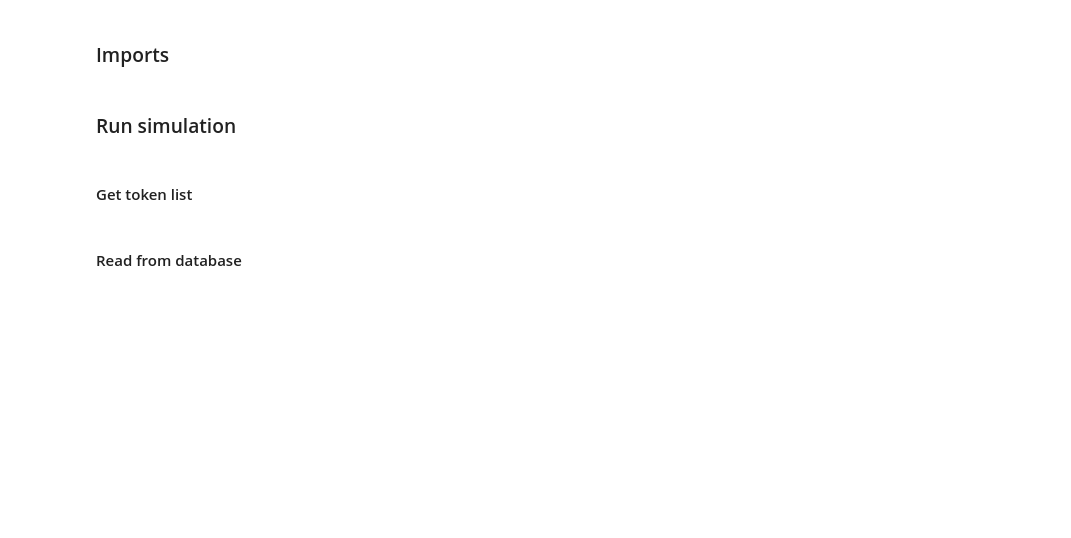
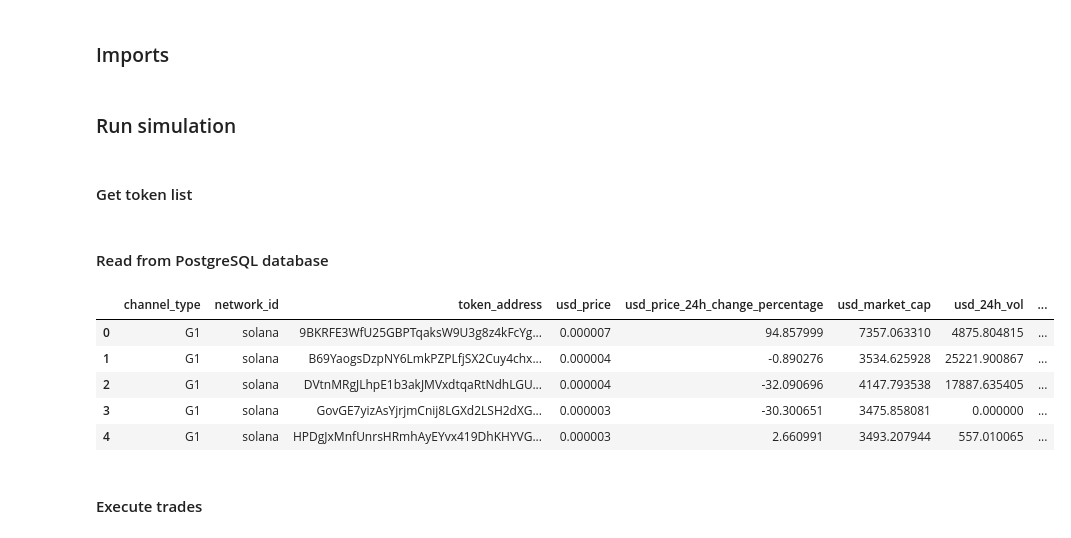
Before and after one commit to vnegi10/Token_sniper_bot, a Jupyter notebook: CG_run_simulation.ipynb, the cells around one changed output. Cells and saved outputs as stored; diff of their text form; code cells hidden in the pictures; blank space fills up the shorter version.

Commit message:
Write and read from PostgreSQL is OK

```diff
--- a/CG_run_simulation.ipynb
+++ b/CG_run_simulation.ipynb
@@ -35,20 +41,24 @@ token_list = [t[0] for t in tokens]
 # %% [markdown]
-#### Read from database
+#### Read from PostgreSQL database
 # %%
-# tokens_sql = ", ".join(f"'{t}'" for t in token_list)
+PG_DSN = "postgresql://vnegi:1qaz2wsx@localhost:5432/price_ws_stream"
 
-# DB_PATH = str(Path.cwd() / "price_ws_stream.duckdb")
-# dbr = duckdb.connect(DB_PATH)
+conn_r = psycopg.connect(PG_DSN)
 
-# df = dbr.execute(f"""
-#     SELECT *
-#     FROM price_stream
-#     WHERE token_address IN ({tokens_sql})
-#     QUALIFY row_number() OVER (
-#         PARTITION BY token_address
-#         ORDER BY last_updated_at DESC
-#     ) = 1
-# """).df()
+df = pd.read_sql("""
+    SELECT DISTINCT ON (token_address) *
+    FROM price_stream
+    ORDER BY token_address, last_updated_at DESC
+""", conn_r)
 
-# df
+df
+# %% [output]
+|  | channel_type | network_id | token_address | usd_price | usd_price_24h_change_percentage | usd_market_cap | usd_24h_vol | ... |
+| 0 | G1 | solana | 9BKRFE3WfU25GBPTqaksW9U3g8z4kFcYg... | 0.000007 | 94.857999 | 7357.063310 | 4875.804815 | ... |
+| 1 | G1 | solana | B69YaogsDzpNY6LmkPZPLfjSX2Cuy4chx... | 0.000004 | -0.890276 | 3534.625928 | 25221.900867 | ... |
+| 2 | G1 | solana | DVtnMRgJLhpE1b3akJMVxdtqaRtNdhLGU... | 0.000004 | -32.090696 | 4147.793538 | 17887.635405 | ... |
+| 3 | G1 | solana | GovGE7yizAsYjrjmCnij8LGXd2LSH2dXG... | 0.000003 | -30.300651 | 3475.858081 | 0.000000 | ... |
+| 4 | G1 | solana | HPDgJxMnfUnrsHRmhAyEYvx419DhKHYVG... | 0.000003 | 2.660991 | 3493.207944 | 557.010065 | ... |
+# %% [markdown]
+#### Execute trades
 # %%
```
Also changed, not shown: parts of 3 cells of this notebook, 1 other file.
